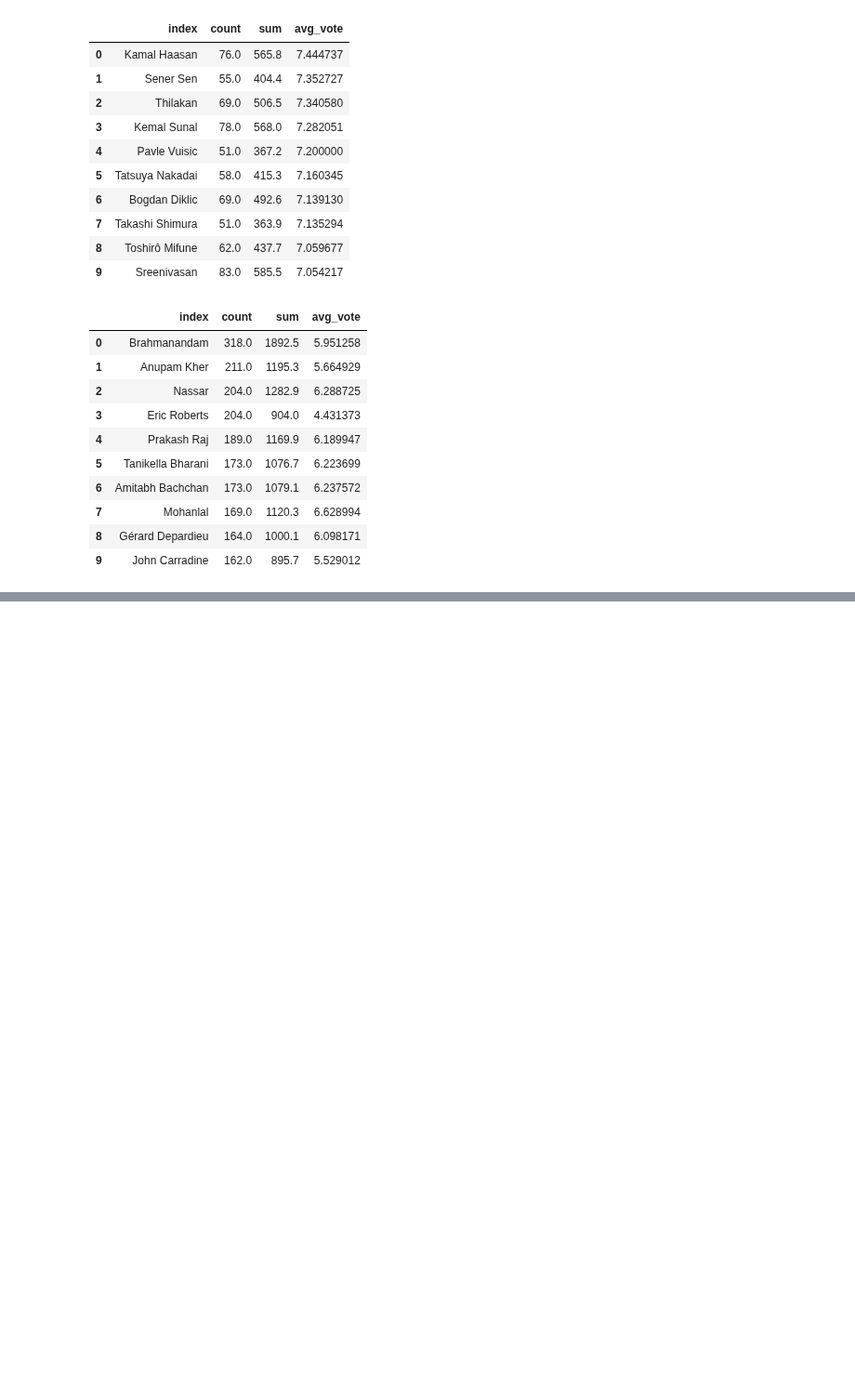
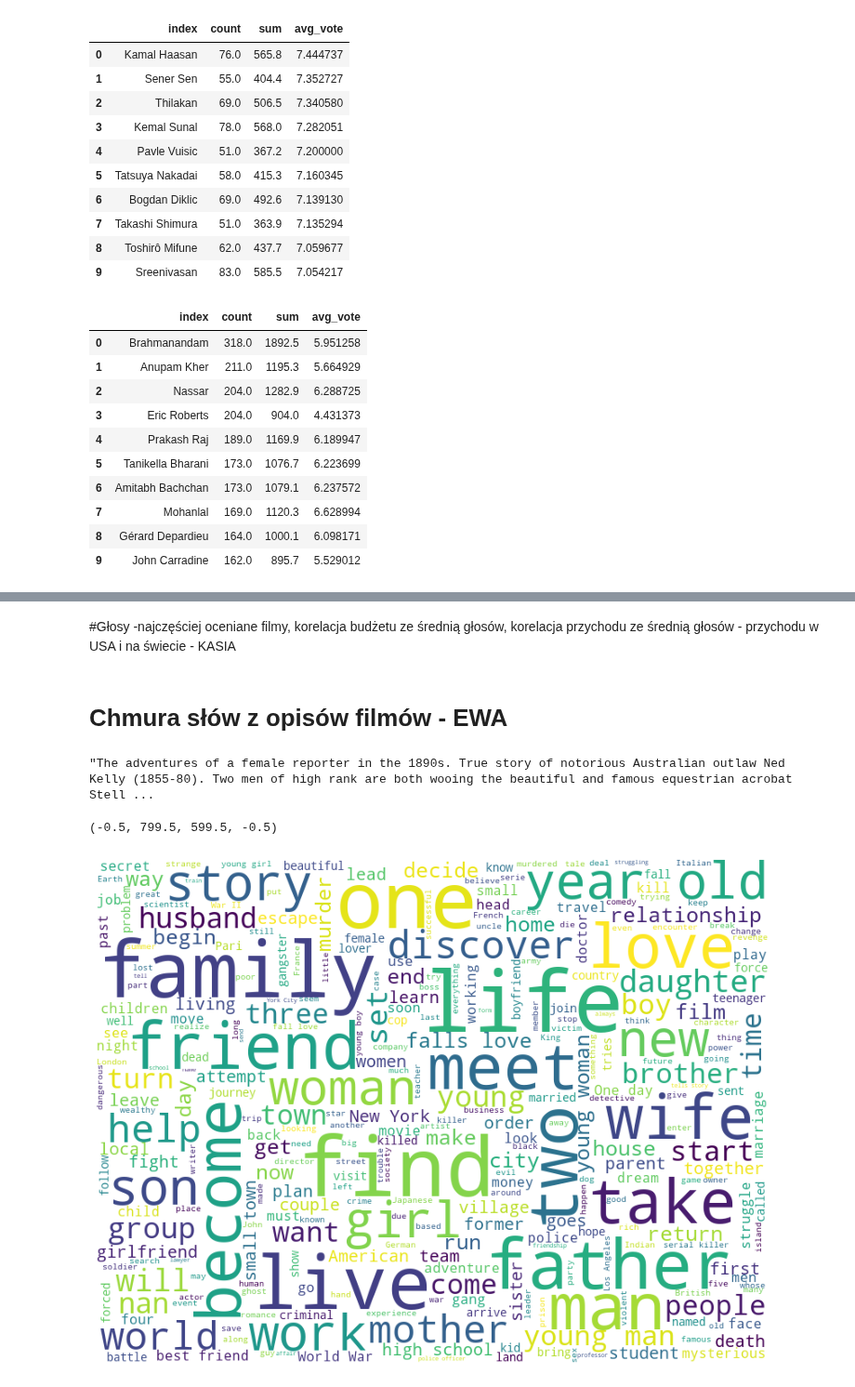
Before and after one commit to KatBotkowska/CodersCrew, a Jupyter notebook: Netflix_data.ipynb, the cells around one changed output, grey strips where cells are left out. Shown at 93% size. Drawn from its saved outputs; the diff is of its cells as text; code cells hidden in the pictures; blank space fills up the shorter version.

```diff
--- a/Netflix_data.ipynb
+++ b/Netflix_data.ipynb
@@ -1173,0 +1269,4 @@ actors_all.sort_values(by='count', ascending=False).reset_index().head(10)
+# %% [markdown]
+#Głosy -najczęściej oceniane filmy, korelacja budżetu ze średnią głosów, korelacja przychodu ze średnią głosów - przychodu w USA i na świecie - KASIA
+# %% [markdown]
+# Chmura słów z opisów filmów - EWA
@@ -1173,0 +1279,18 @@ actors_all.sort_values(by='count', ascending=False).reset_index().head(10)
+# %%
+imdb_movies['description'] = imdb_movies['description'].astype('str')
+text = ' '.join(imdb_movies["description"])
+# %%
+text[:300]
+# %% [output]
+"The adventures of a female reporter in the 1890s. True story of notorious Australian outlaw Ned Kelly (1855-80). Two men of high rank are both wooing the beautiful and famous equestrian acrobat Stell ...
+# %%
+wc = WordCloud(max_words=300, width=800, height=600, max_font_size=100, background_color="white")
+
+# generate word cloud
+wc.generate(text)
+plt.figure(figsize=(15, 10))
+plt.imshow(wc)
+plt.axis("off")
+# %% [output]
+(-0.5, 799.5, 599.5, -0.5)
+[figure, added]
```
Also changed, not shown: parts of 30 cells of this notebook.
